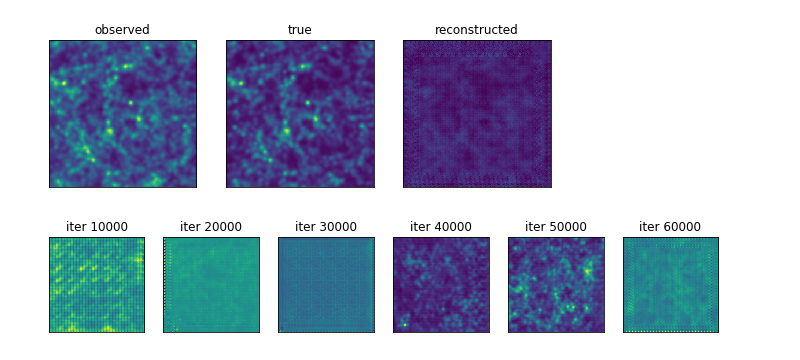
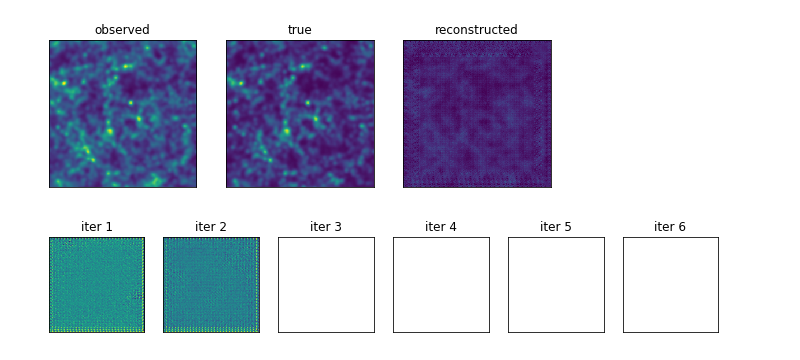
Before and after one commit to knmoriwaki/IM2IM, a Jupyter notebook: image/plot.ipynb, the cells around one changed output. Cells and saved outputs as stored; diff of their text form; code cells hidden in the pictures.

```diff
--- a/image/plot.ipynb
+++ b/image/plot.ipynb
@@ -55,20 +56,20 @@ plt.savefig("test_image.png")
 [figure]
 # %%
 # reproduced mapp
-freq = 10000
+freq = 1
 nmap = 6
 
 plt.figure(figsize=(nmap*2, 2))
 for i in range(nmap):
     iter = freq * (i+1)
     fname = "{}/iter_{:d}.fits".format(output_dir, iter)
     data = fits.open( fname )[0].data
 
     ax = plt.subplot2grid((1,nmap), (0,i))
     ax.tick_params(labelbottom=False, labelleft=False, bottom=False, left=False)
     plt.title("iter {:d}".format(iter))
     im = plt.imshow(data, interpolation="none")
 
 plt.savefig("training_iter.png")
 # %% [output]
-[figure, old version]
+[figure, new version]
```
Also changed, not shown: parts of 1 cell of this notebook, 8 other files.
